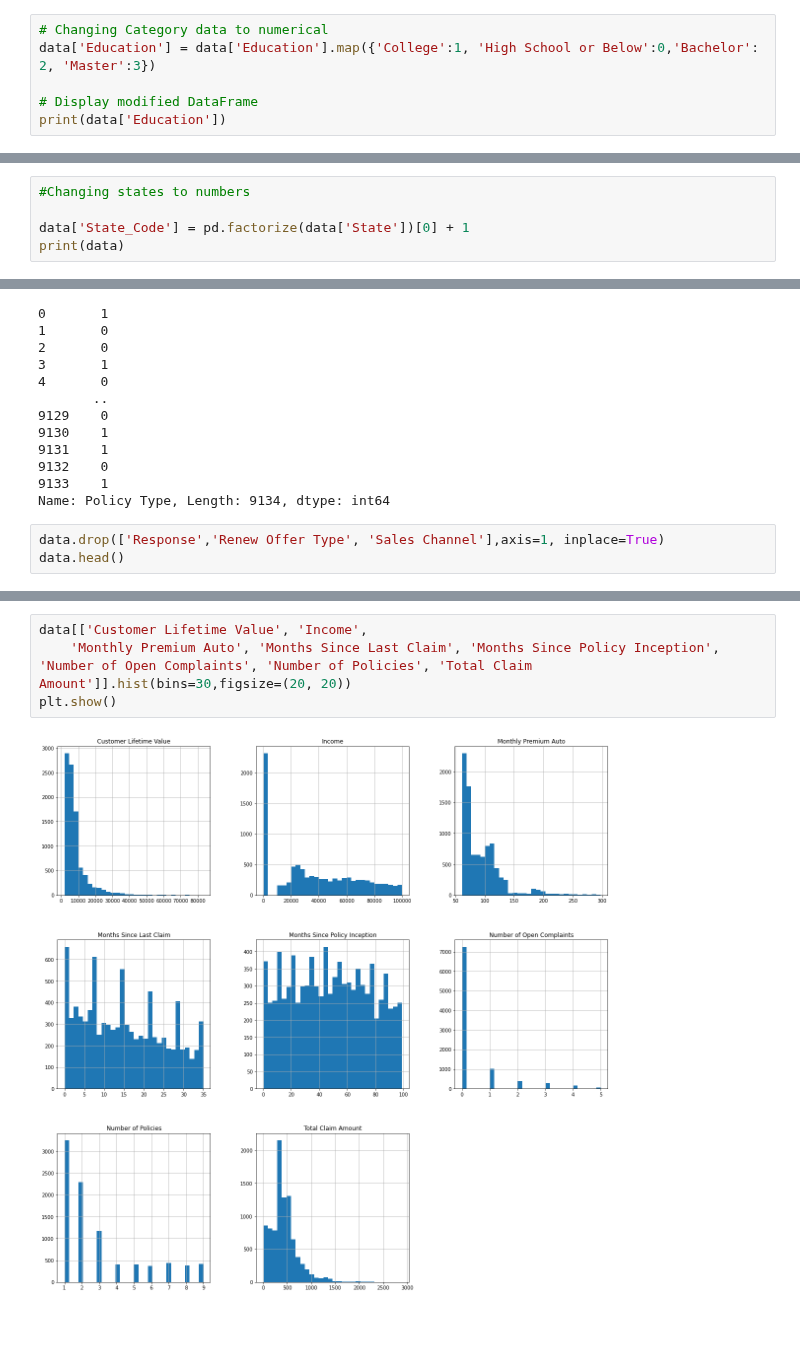
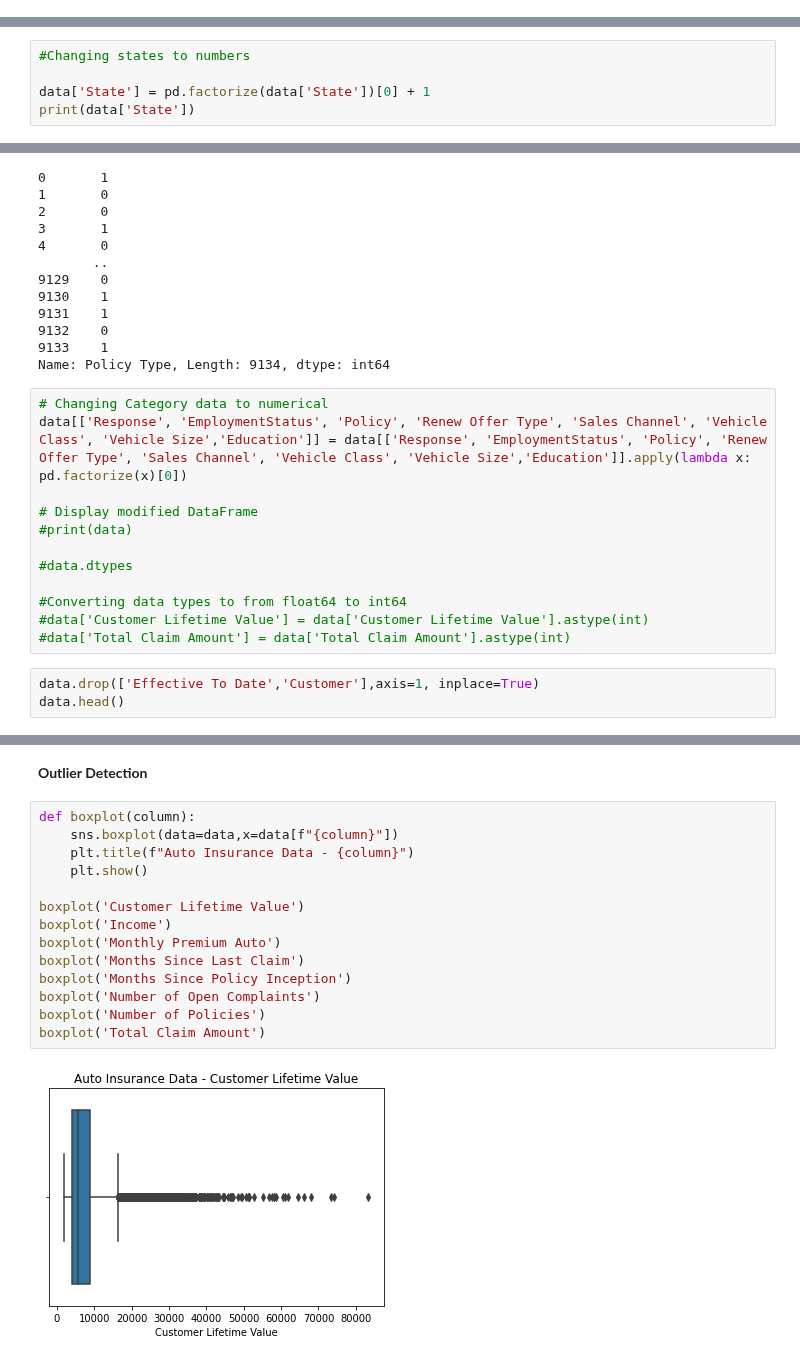
Before and after one commit to alexiaddiaz0907/DSC410, a Jupyter notebook: DSC410_week3_Copy1.ipynb, the cells around one changed output, grey strips where cells are left out. Saved outputs shown, nothing was run; the diff lists cells and outputs as text; blank space fills up the shorter version.

```diff
--- a/DSC410_week3_Copy1.ipynb
+++ b/DSC410_week3_Copy1.ipynb
@@ -110,9 +206,3 @@ print(data['Coverage'])
 9132    2
 9133    2
 Name: Coverage, Length: 9134, dtype: int64
-# %%
-# Changing Category data to numerical
-data['Education'] = data['Education'].map({'College':1, 'High School or Below':0,'Bachelor': 2, 'Master':3})
-
-# Display modified DataFrame
-print(data['Education'])
@@ -151,6 +228,6 @@ Name: Location Code, Length: 9134, dtype: int64
 # %%
 #Changing states to numbers
 
-data['State_Code'] = pd.factorize(data['State'])[0] + 1
-print(data)
+data['State'] = pd.factorize(data['State'])[0] + 1
+print(data['State'])
 # %% [output]
@@ -209,7 +281,19 @@ print(data['Policy Type'])
 9132    0
 9133    1
 Name: Policy Type, Length: 9134, dtype: int64
+# %%
+# Changing Category data to numerical
+data[['Response', 'EmploymentStatus', 'Policy', 'Renew Offer Type', 'Sales Channel', 'Vehicle Class', 'Vehicle Size','Education']] = data[['Response', 'EmploymentStatus', 'Policy', 'Renew Offer Type', 'Sales Channel', 'Vehicle Class', 'Vehicle Size','Education']].apply(lambda x: pd.factorize(x)[0])
+
+# Display modified DataFrame
+#print(data)
+
+#data.dtypes
+
+#Converting data types to from float64 to int64
+#data['Customer Lifetime Value'] = data['Customer Lifetime Value'].astype(int)
+#data['Total Claim Amount'] = data['Total Claim Amount'].astype(int)
 # %%
-data.drop(['Response','Renew Offer Type', 'Sales Channel'],axis=1, inplace=True)
+data.drop(['Effective To Date','Customer'],axis=1, inplace=True)
 data.head()
 # %% [output]
@@ -223,6 +327,18 @@ data.head()
+# %% [markdown]
+**Outlier Detection**
 # %%
-data[['Customer Lifetime Value', 'Income',
-    'Monthly Premium Auto', 'Months Since Last Claim', 'Months Since Policy Inception', 'Number of Open Complaints', 'Number of Policies', 'Total Claim Amount']].hist(bins=30,figsize=(20, 20))
-plt.show()
+def boxplot(column):
+    sns.boxplot(data=data,x=data[f"{column}"])
+    plt.title(f"Auto Insurance Data - {column}")
+    plt.show()
+
+boxplot('Customer Lifetime Value')
+boxplot('Income')
+boxplot('Monthly Premium Auto')
+boxplot('Months Since Last Claim')
+boxplot('Months Since Policy Inception')
+boxplot('Number of Open Complaints')
+boxplot('Number of Policies')
+boxplot('Total Claim Amount')
 # %% [output]
-[figure, old version]
+[figure, new version]
```
Also changed, not shown: parts of 31 cells of this notebook.
